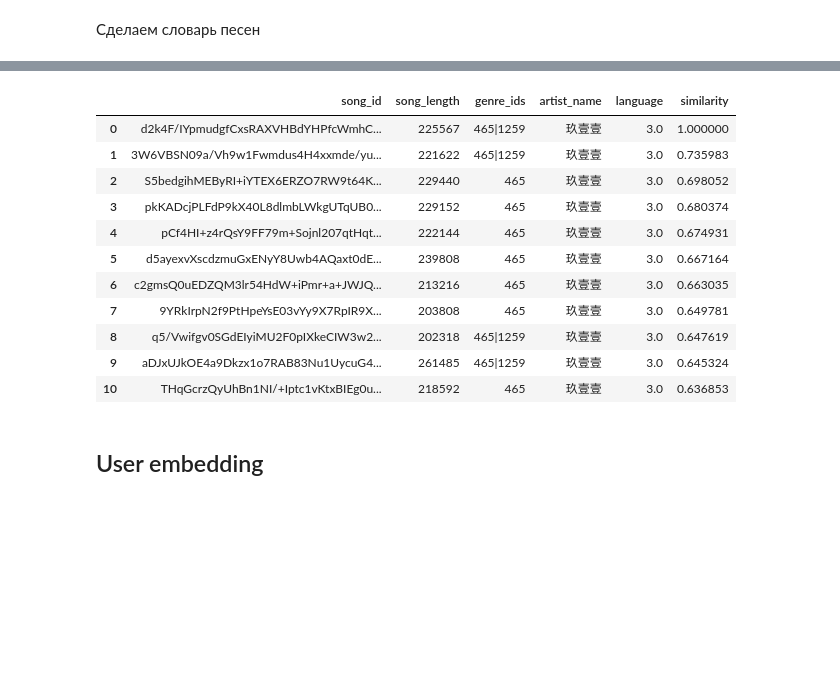
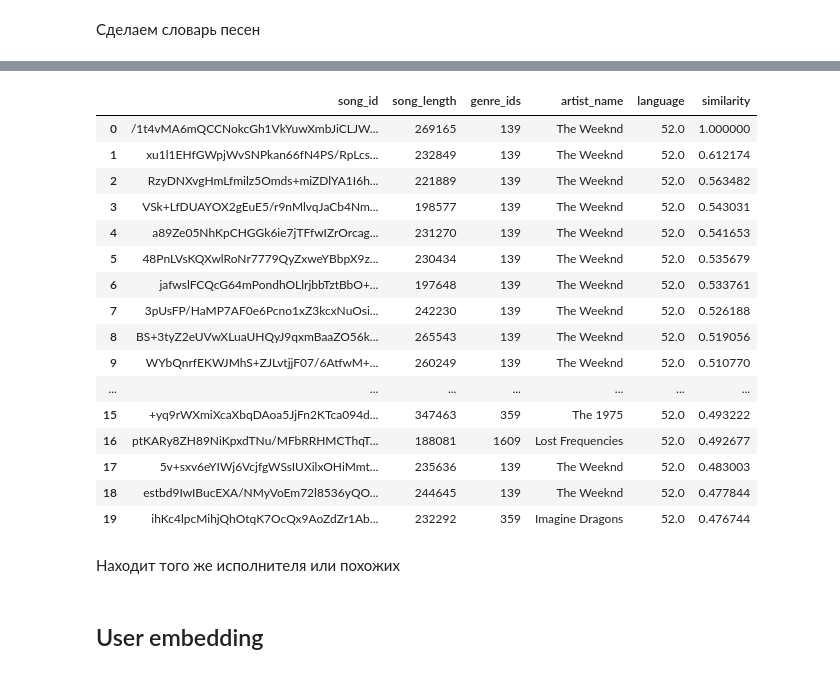
Before and after one commit to Alina9/HSE_RecSys2020, a Jupyter notebook: HW2.ipynb, the cells around one changed output, grey strips where cells are left out. Saved outputs shown, nothing was run; the diff lists cells and outputs as text; code cells hidden in the pictures; blank space fills up the shorter version.

```diff
--- a/HW2.ipynb
+++ b/HW2.ipynb
@@ -403,7 +402,7 @@ model.train(user_history, total_examples=model.corpus_count, epochs=30, report_d
 model.init_sims(replace=True)
 # %%
 def get_similars(category_code, top=10):
-    similars = model.similar_by_vector(model[category_code], topn=top + 1)
+    similars = model.similar_by_vector(model[category_code], topn=top)
     df = []
     for song_id, similarity in similars:
         info = songs[songs['song_id'] == song_id].to_dict('records')[0]
@@ -411,21 +410,28 @@ def get_similars(category_code, top=10):
         df.append(info)
     return pd.DataFrame(df)
 # %%
-code = list(model.wv.vocab.items())[6][0]
-get_similars(code)
+code_song = list(model.wv.vocab.items())[4001][0]
+get_similars(code_song,top = 20)
 # %% [output]
 |  | song_id | song_length | genre_ids | artist_name | language | similarity |
-| 0 | d2k4F/IYpmudgfCxsRAXVHBdYHPfcWmhC... | 225567 | 465|1259 | 玖壹壹 | 3.0 | 1.000000 |
-| 1 | 3W6VBSN09a/Vh9w1Fwmdus4H4xxmde/yu... | 221622 | 465|1259 | 玖壹壹 | 3.0 | 0.735983 |
-| 2 | S5bedgihMEByRI+iYTEX6ERZO7RW9t64K... | 229440 | 465 | 玖壹壹 | 3.0 | 0.698052 |
-| 3 | pkKADcjPLFdP9kX40L8dlmbLWkgUTqUB0... | 229152 | 465 | 玖壹壹 | 3.0 | 0.680374 |
-| 4 | pCf4HI+z4rQsY9FF79m+Sojnl207qtHqt... | 222144 | 465 | 玖壹壹 | 3.0 | 0.674931 |
-| 5 | d5ayexvXscdzmuGxENyY8Uwb4AQaxt0dE... | 239808 | 465 | 玖壹壹 | 3.0 | 0.667164 |
-| 6 | c2gmsQ0uEDZQM3lr54HdW+iPmr+a+JWJQ... | 213216 | 465 | 玖壹壹 | 3.0 | 0.663035 |
-| 7 | 9YRkIrpN2f9PtHpeYsE03vYy9X7RpIR9X... | 203808 | 465 | 玖壹壹 | 3.0 | 0.649781 |
-| 8 | q5/Vwifgv0SGdEIyiMU2F0pIXkeCIW3w2... | 202318 | 465|1259 | 玖壹壹 | 3.0 | 0.647619 |
-| 9 | aDJxUJkOE4a9Dkzx1o7RAB83Nu1UycuG4... | 261485 | 465|1259 | 玖壹壹 | 3.0 | 0.645324 |
-| 10 | THqGcrzQyUhBn1NI/+Iptc1vKtxBIEg0u... | 218592 | 465 | 玖壹壹 | 3.0 | 0.636853 |
+| 0 | /1t4vMA6mQCCNokcGh1VkYuwXmbJiCLJW... | 269165 | 139 | The Weeknd | 52.0 | 1.000000 |
+| 1 | xu1l1EHfGWpjWvSNPkan66fN4PS/RpLcs... | 232849 | 139 | The Weeknd | 52.0 | 0.612174 |
+| 2 | RzyDNXvgHmLfmilz5Omds+miZDlYA1I6h... | 221889 | 139 | The Weeknd | 52.0 | 0.563482 |
+| 3 | VSk+LfDUAYOX2gEuE5/r9nMlvqJaCb4Nm... | 198577 | 139 | The Weeknd | 52.0 | 0.543031 |
+| 4 | a89Ze05NhKpCHGGk6ie7jTFfwIZrOrcag... | 231270 | 139 | The Weeknd | 52.0 | 0.541653 |
+| 5 | 48PnLVsKQXwlRoNr7779QyZxweYBbpX9z... | 230434 | 139 | The Weeknd | 52.0 | 0.535679 |
+| 6 | jafwslFCQcG64mPondhOLlrjbbTztBbO+... | 197648 | 139 | The Weeknd | 52.0 | 0.533761 |
+| 7 | 3pUsFP/HaMP7AF0e6Pcno1xZ3kcxNuOsi... | 242230 | 139 | The Weeknd | 52.0 | 0.526188 |
+| 8 | BS+3tyZ2eUVwXLuaUHQyJ9qxmBaaZO56k... | 265543 | 139 | The Weeknd | 52.0 | 0.519056 |
+| 9 | WYbQnrfEKWJMhS+ZJLvtjjF07/6AtfwM+... | 260249 | 139 | The Weeknd | 52.0 | 0.510770 |
+| ... | ... | ... | ... | ... | ... | ... |
+| 15 | +yq9rWXmiXcaXbqDAoa5JjFn2KTca094d... | 347463 | 359 | The 1975 | 52.0 | 0.493222 |
+| 16 | ptKARy8ZH89NiKpxdTNu/MFbRRHMCThqT... | 188081 | 1609 | Lost Frequencies | 52.0 | 0.492677 |
+| 17 | 5v+sxv6eYIWj6VcjfgWSsIUXilxOHiMmt... | 235636 | 139 | The Weeknd | 52.0 | 0.483003 |
+| 18 | estbd9IwIBucEXA/NMyVoEm72l8536yQO... | 244645 | 139 | The Weeknd | 52.0 | 0.477844 |
+| 19 | ihKc4lpcMihjQhOtqK7OcQx9AoZdZr1Ab... | 232292 | 359 | Imagine Dragons | 52.0 | 0.476744 |
+# %% [markdown]
+Находит того же исполнителя или похожих
 # %% [markdown]
 ## User embedding
 # %%
```
Also changed, not shown: parts of 18 cells of this notebook.
